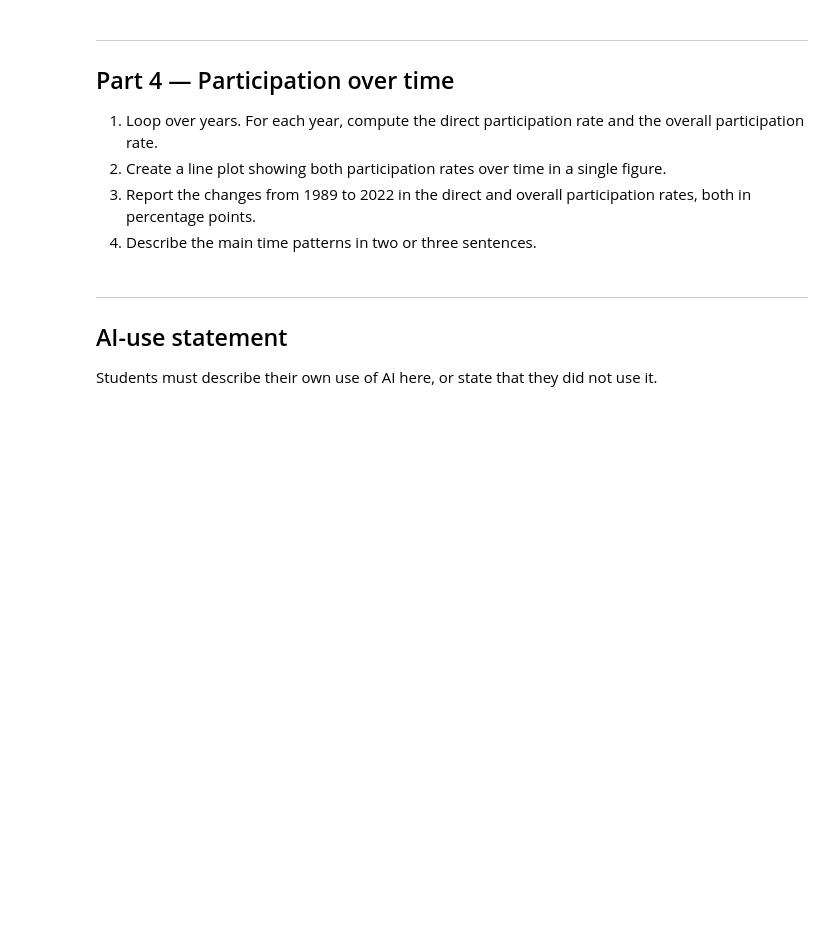
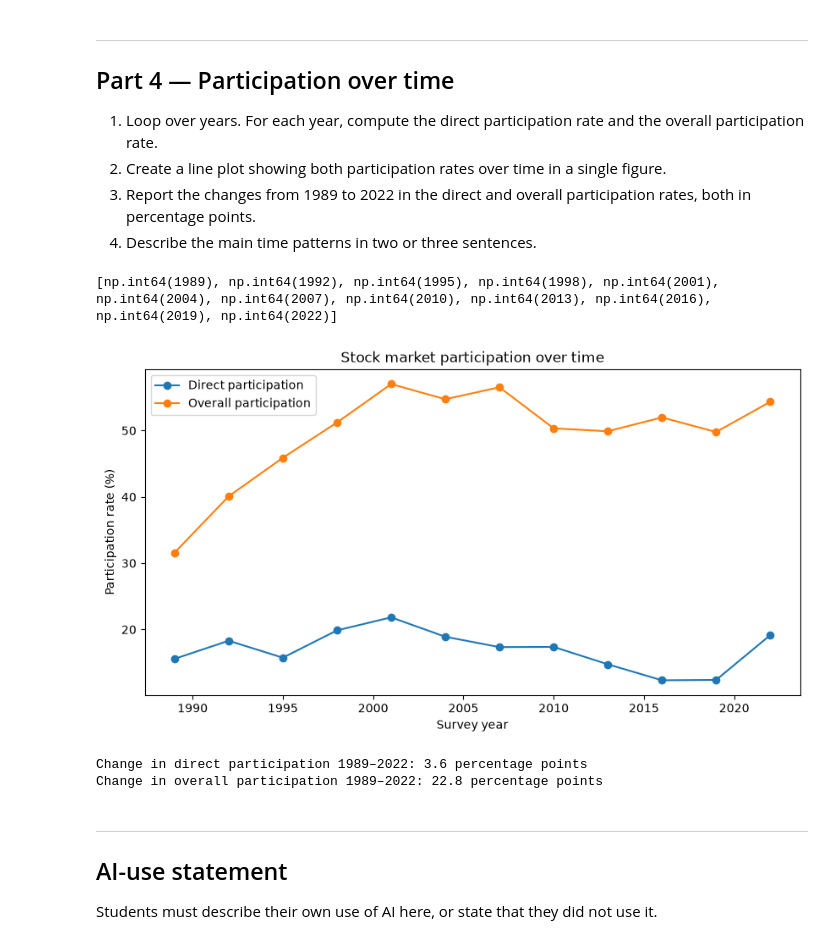
Before and after one commit to norskotja/assignment3, a Jupyter notebook: assignment3.ipynb, the cells around one changed output. Cells and saved outputs as stored; diff of their text form; code cells hidden in the pictures; blank space fills up the shorter version.

```diff
--- a/assignment3.ipynb
+++ b/assignment3.ipynb
@@ -212,3 +270,43 @@ Overall participation rate (mean): 49.41%
 3. Report the changes from 1989 to 2022 in the direct and overall participation
    rates, both in percentage points.
 4. Describe the main time patterns in two or three sentences.
+# %%
+#part1
+years = sorted(df["year"].unique())
+
+direct_by_year = []
+overall_by_year = []
+
+for y in years:
+    group = df[df["year"] == y]
+    direct_by_year.append(np.mean(group["direct"]) * 100)
+    overall_by_year.append(np.mean(group["overall"]) * 100)
+
+print(years)
+# %% [output]
+[np.int64(1989), np.int64(1992), np.int64(1995), np.int64(1998), np.int64(2001), np.int64(2004), np.int64(2007), np.int64(2010), np.int64(2013), np.int64(2016), np.int64(2019), np.int64(2022)]
+# %%
+#part2
+fig, ax = plt.subplots(figsize=(10, 5))
+
+ax.plot(years, direct_by_year, marker="o", label="Direct participation")
+ax.plot(years, overall_by_year, marker="o", label="Overall participation")
+
+ax.set_title("Stock market participation over time")
+ax.set_xlabel("Survey year")
+ax.set_ylabel("Participation rate (%)")
+ax.legend()
+
+plt.show()
+# %% [output]
+[figure, added]
+# %%
+#Part3
+direct_change = direct_by_year[-1] - direct_by_year[0]
+overall_change = overall_by_year[-1] - overall_by_year[0]
+
+print(f"Change in direct participation 1989–2022: {direct_change:.1f} percentage points")
+print(f"Change in overall participation 1989–2022: {overall_change:.1f} percentage points")
+# %% [output]
+Change in direct participation 1989–2022: 3.6 percentage points
+Change in overall participation 1989–2022: 22.8 percentage points
```
Also changed, not shown: parts of 6 cells of this notebook.
